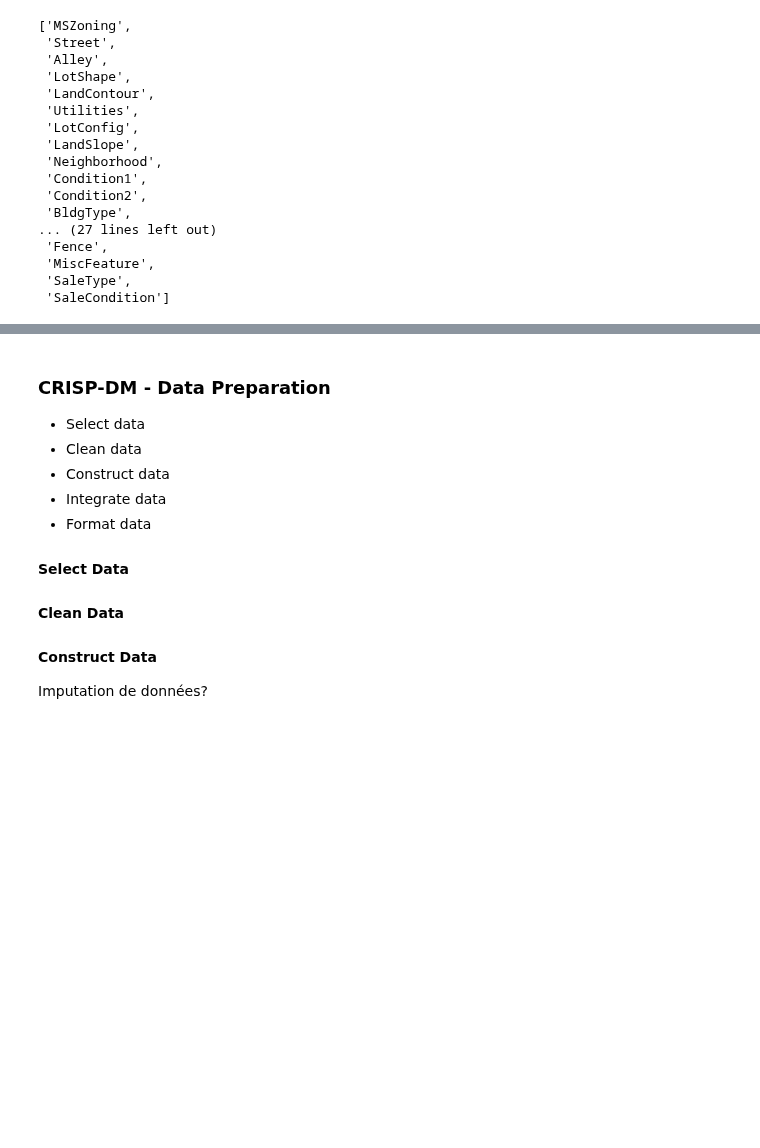
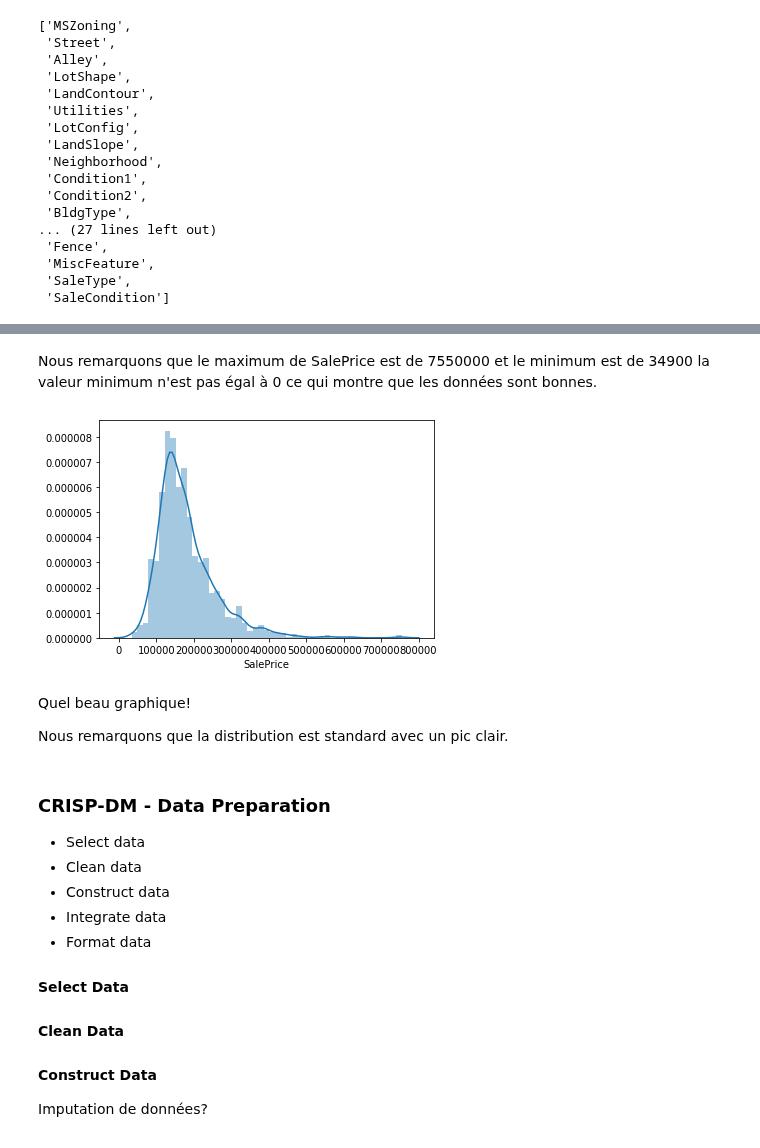
Before and after one commit to migrosdata/HousePrices, a Jupyter notebook: GroupC.ipynb, the cells around one changed output, grey strips where cells are left out. Saved outputs shown, nothing was run; the diff lists cells and outputs as text; code cells hidden in the pictures; blank space fills up the shorter version.

Commit message:
ajout SalePrice

```diff
--- a/GroupC.ipynb
+++ b/GroupC.ipynb
@@ -305,3 +322,13 @@ qualitative
+# %% [markdown]
+Nous remarquons que le maximum de SalePrice est de 7550000 et le minimum est de 34900 la valeur minimum n'est pas égal à 0 ce qui montre que les données sont bonnes.
+# %%
+sbn.distplot(df_train['SalePrice']);
+# %% [output]
+[figure, added]
+# %% [markdown]
+Quel beau graphique!
+
+Nous remarquons que la distribution est standard avec un pic clair.
 # %% [markdown]
 ### CRISP-DM - Data Preparation
 * Select data
```
Also changed, not shown: parts of 3 cells of this notebook.
